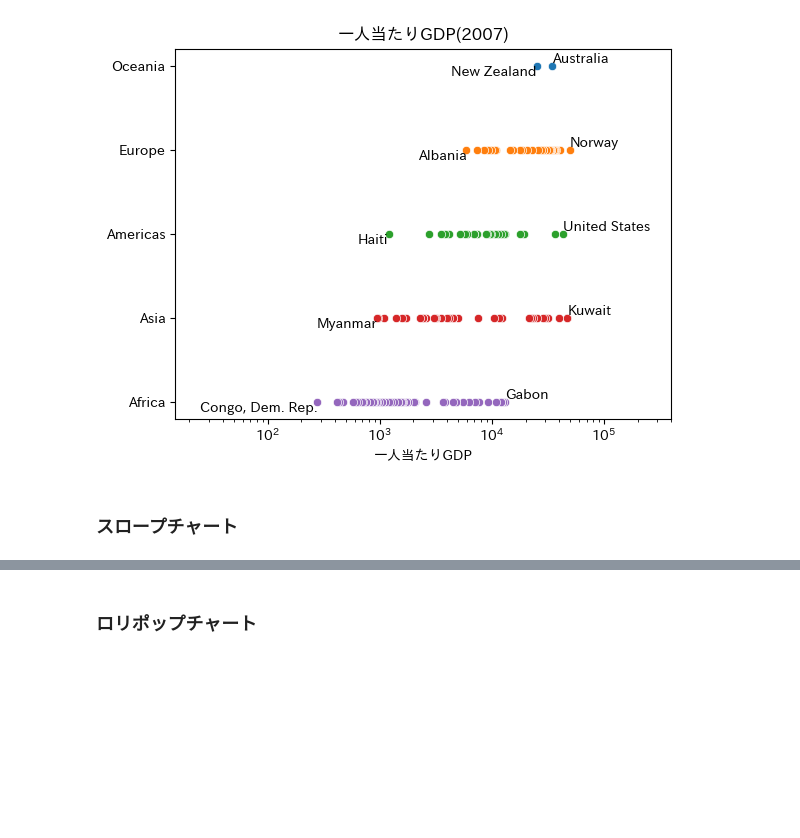
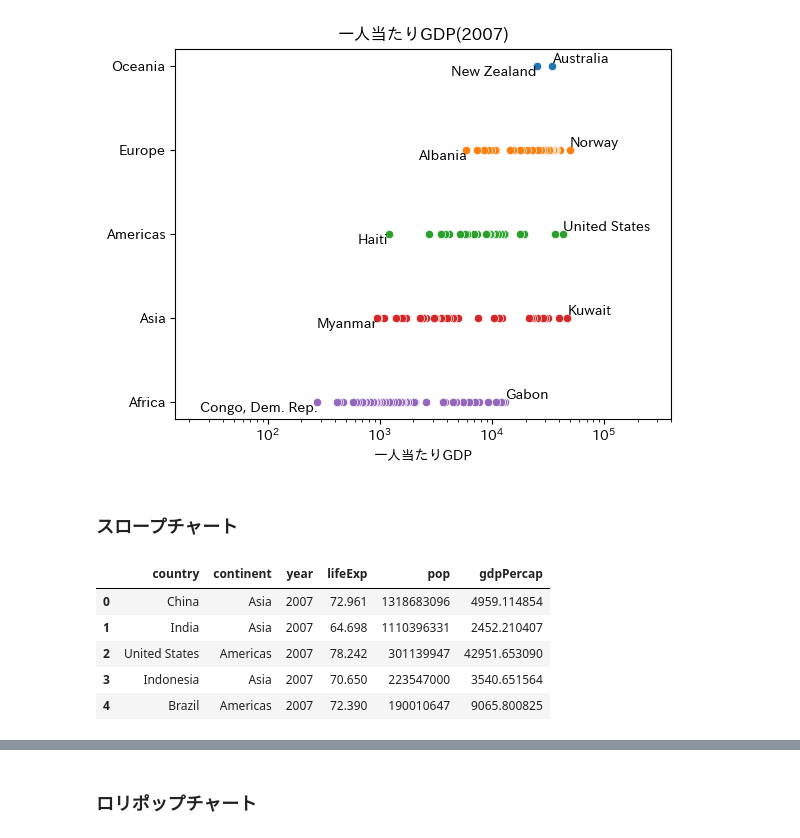
Before and after one commit to aokikenichi/aokikenichi, a Jupyter notebook: FT図解の言語.ipynb, the cells around one changed output, grey strips where cells are left out. Cells and saved outputs as stored; diff of their text form; code cells hidden in the pictures; blank space fills up the shorter version.

```diff
--- a/FT図解の言語.ipynb
+++ b/FT図解の言語.ipynb
@@ -366,0 +376,9 @@ plt.show()
+# %%
+df_2007_10
+# %% [output]
+|  | country | continent | year | lifeExp | pop | gdpPercap |
+| 0 | China | Asia | 2007 | 72.961 | 1318683096 | 4959.114854 |
+| 1 | India | Asia | 2007 | 64.698 | 1110396331 | 2452.210407 |
+| 2 | United States | Americas | 2007 | 78.242 | 301139947 | 42951.653090 |
+| 3 | Indonesia | Asia | 2007 | 70.650 | 223547000 | 3540.651564 |
+| 4 | Brazil | Americas | 2007 | 72.390 | 190010647 | 9065.800825 |
```
Also changed, not shown: parts of 6 cells of this notebook.
